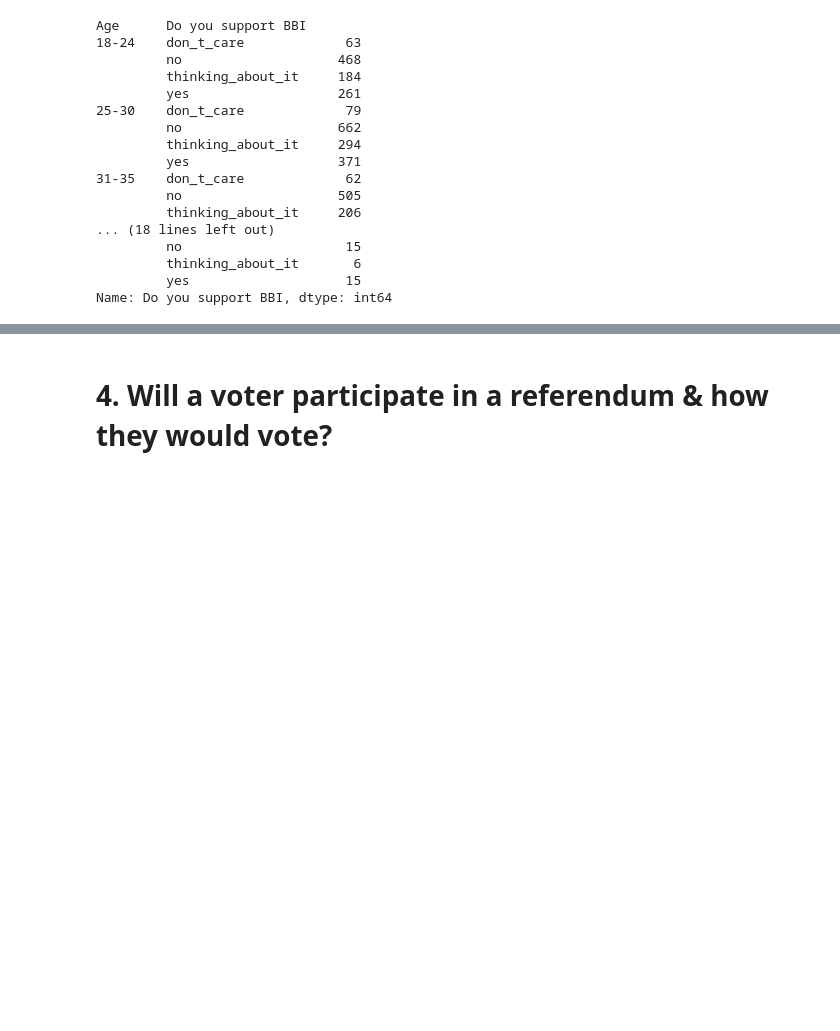
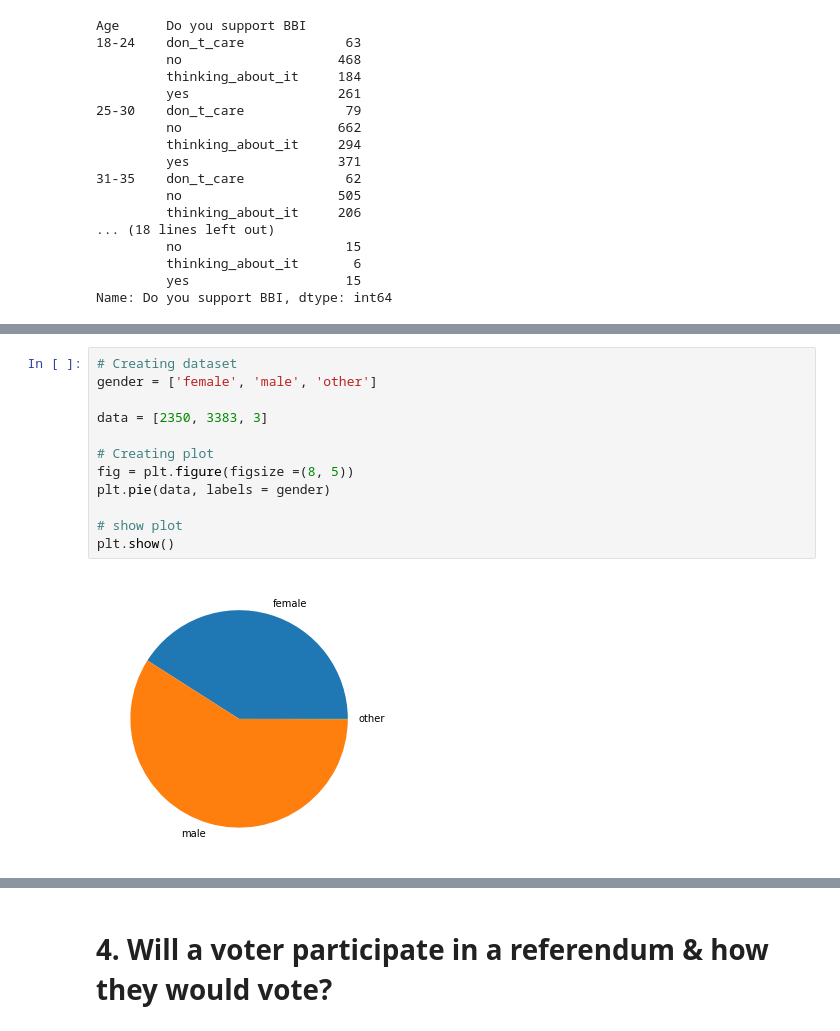
Before and after one commit to kipsangchepesa/CYBEKA, a Jupyter notebook: cyb_py.ipynb, the cells around one changed output, grey strips where cells are left out. Cells and saved outputs as stored; diff of their text form; blank space fills up the shorter version.

```diff
--- a/cyb_py.ipynb
+++ b/cyb_py.ipynb
@@ -686,3 +719,17 @@ Name: Do you support BBI, dtype: int64
+# %%
+# Creating dataset
+gender = ['female', 'male', 'other']
+
+data = [2350, 3383, 3]
+
+# Creating plot
+fig = plt.figure(figsize =(8, 5))
+plt.pie(data, labels = gender)
+
+# show plot
+plt.show()
+# %% [output]
+[figure, added]
 # %%
 #monthly income support
 df_new.groupby([ "Monthly Income (Kshs)","Do you support BBI"])["Do you support BBI"].count()
```
Also changed, not shown: parts of 30 cells of this notebook.
